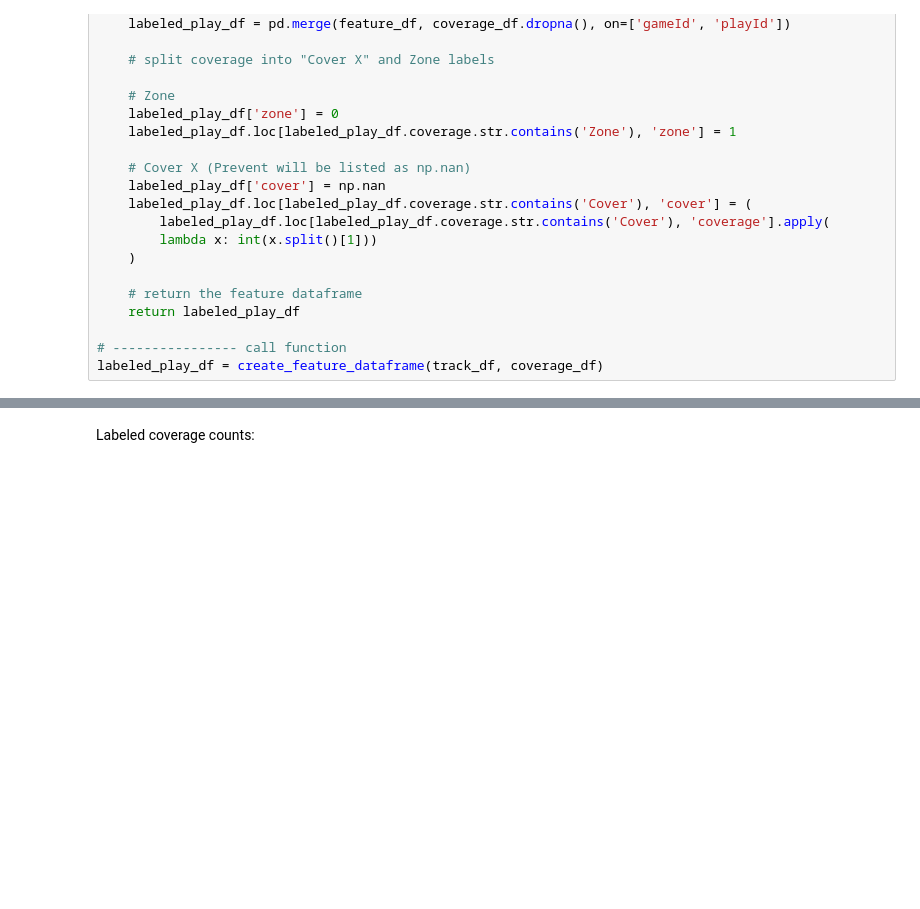
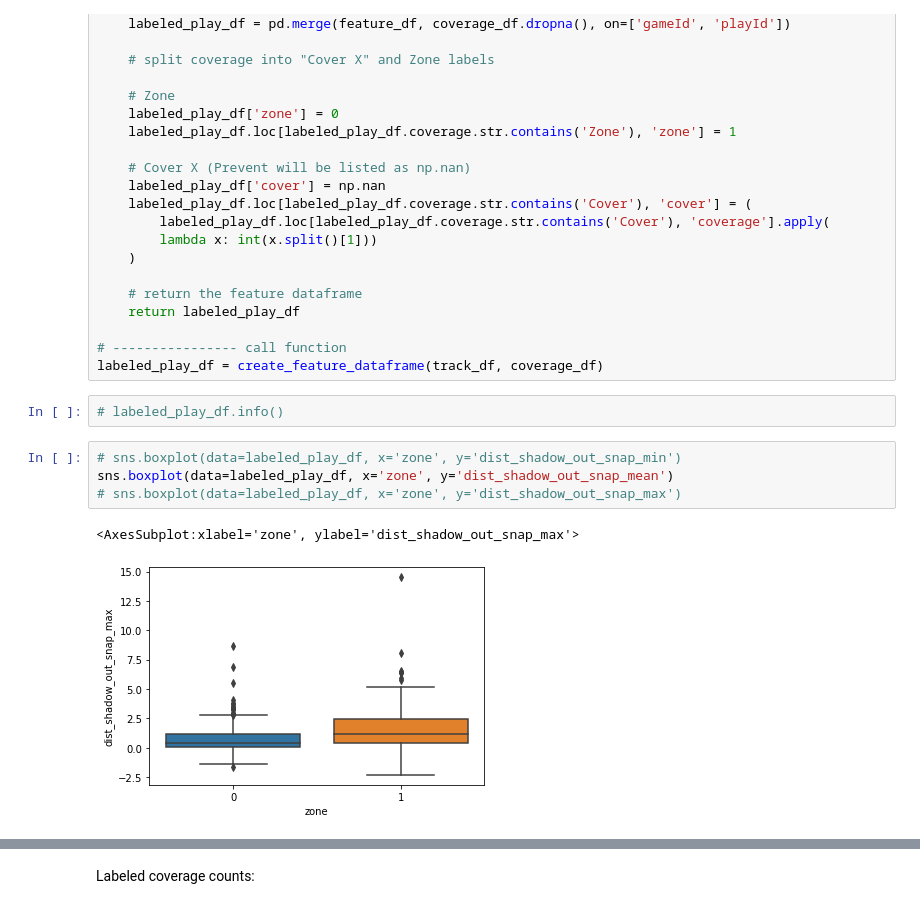
Before and after one commit to pschlais/kaggle_bigdatabowl_2021, a Jupyter notebook: coverage_type_model.ipynb, the cells around one changed output, grey strips where cells are left out. Saved outputs shown, nothing was run; the diff lists cells and outputs as text; blank space fills up the shorter version.

Commit message:
Intermediate commit with a good portion of the data that will be used in the final report

```diff
--- a/coverage_type_model.ipynb
+++ b/coverage_type_model.ipynb
@@ -364,3 +524,12 @@ def create_feature_dataframe(track_df, coverage_df, t_scheme_develop=4, t_reacti
 
 # ---------------- call function
 labeled_play_df = create_feature_dataframe(track_df, coverage_df)
+# %%
+# labeled_play_df.info()
+# %%
+# sns.boxplot(data=labeled_play_df, x='zone', y='dist_shadow_out_snap_min')
+sns.boxplot(data=labeled_play_df, x='zone', y='dist_shadow_out_snap_mean')
+# sns.boxplot(data=labeled_play_df, x='zone', y='dist_shadow_out_snap_max')
+# %% [output]
+<AxesSubplot:xlabel='zone', ylabel='dist_shadow_out_snap_max'>
+[figure, added]
```
Also changed, not shown: parts of 34 cells of this notebook, 5 other files.
